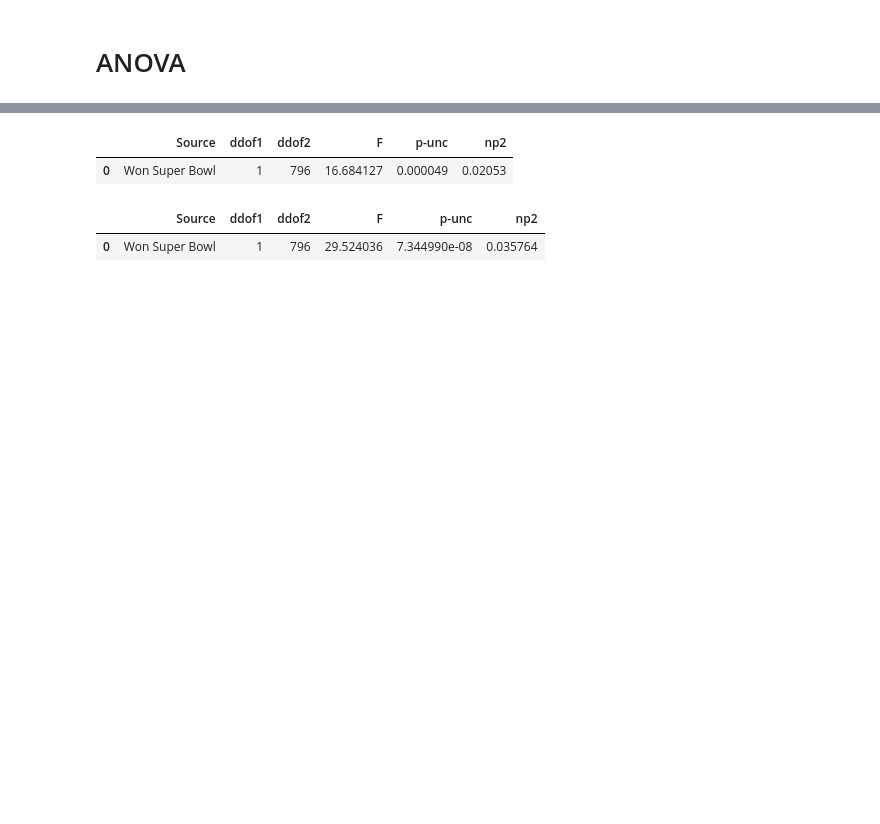
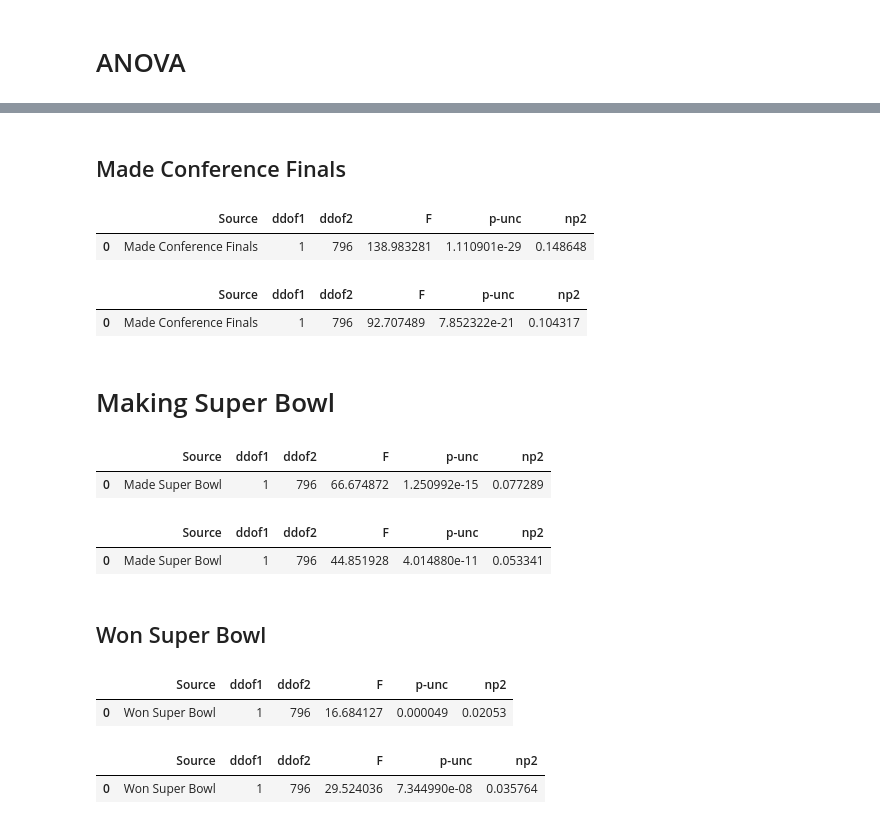
Before and after one commit to PuzzleShuffler/NFL, a Jupyter notebook: NFL.ipynb, the cells around one changed output, grey strips where cells are left out. Cells and saved outputs as stored; diff of their text form; code cells hidden in the pictures; blank space fills up the shorter version.

```diff
--- a/NFL.ipynb
+++ b/NFL.ipynb
@@ -311,3 +335,37 @@ len(top5_defense)
+# %% [markdown]
+## Made Conference Finals
+# %%
+# Offense
+import pingouin as pg
+pg.anova(data=final_df, dv='Points For', between='Made Conference Finals', detailed=False)
+# %% [output]
+|  | Source | ddof1 | ddof2 | F | p-unc | np2 |
+| 0 | Made Conference Finals | 1 | 796 | 138.983281 | 1.110901e-29 | 0.148648 |
+# %%
+# Defense
+import pingouin as pg
+pg.anova(data=final_df, dv='Points Against', between='Made Conference Finals', detailed=False)
+# %% [output]
+|  | Source | ddof1 | ddof2 | F | p-unc | np2 |
+| 0 | Made Conference Finals | 1 | 796 | 92.707489 | 7.852322e-21 | 0.104317 |
+# %% [markdown]
+# Making Super Bowl
+# %%
+# Offense
+import pingouin as pg
+pg.anova(data=final_df, dv='Points For', between='Made Super Bowl', detailed=False)
+# %% [output]
+|  | Source | ddof1 | ddof2 | F | p-unc | np2 |
+| 0 | Made Super Bowl | 1 | 796 | 66.674872 | 1.250992e-15 | 0.077289 |
+# %%
+# Defense
+import pingouin as pg
+pg.anova(data=final_df, dv='Points Against', between='Made Super Bowl', detailed=False)
+# %% [output]
+|  | Source | ddof1 | ddof2 | F | p-unc | np2 |
+| 0 | Made Super Bowl | 1 | 796 | 44.851928 | 4.014880e-11 | 0.053341 |
+# %% [markdown]
+## Won Super Bowl
 # %%
 # Offense
 import pingouin as pg
```
Also changed, not shown: parts of 10 cells of this notebook, 2 other files.
